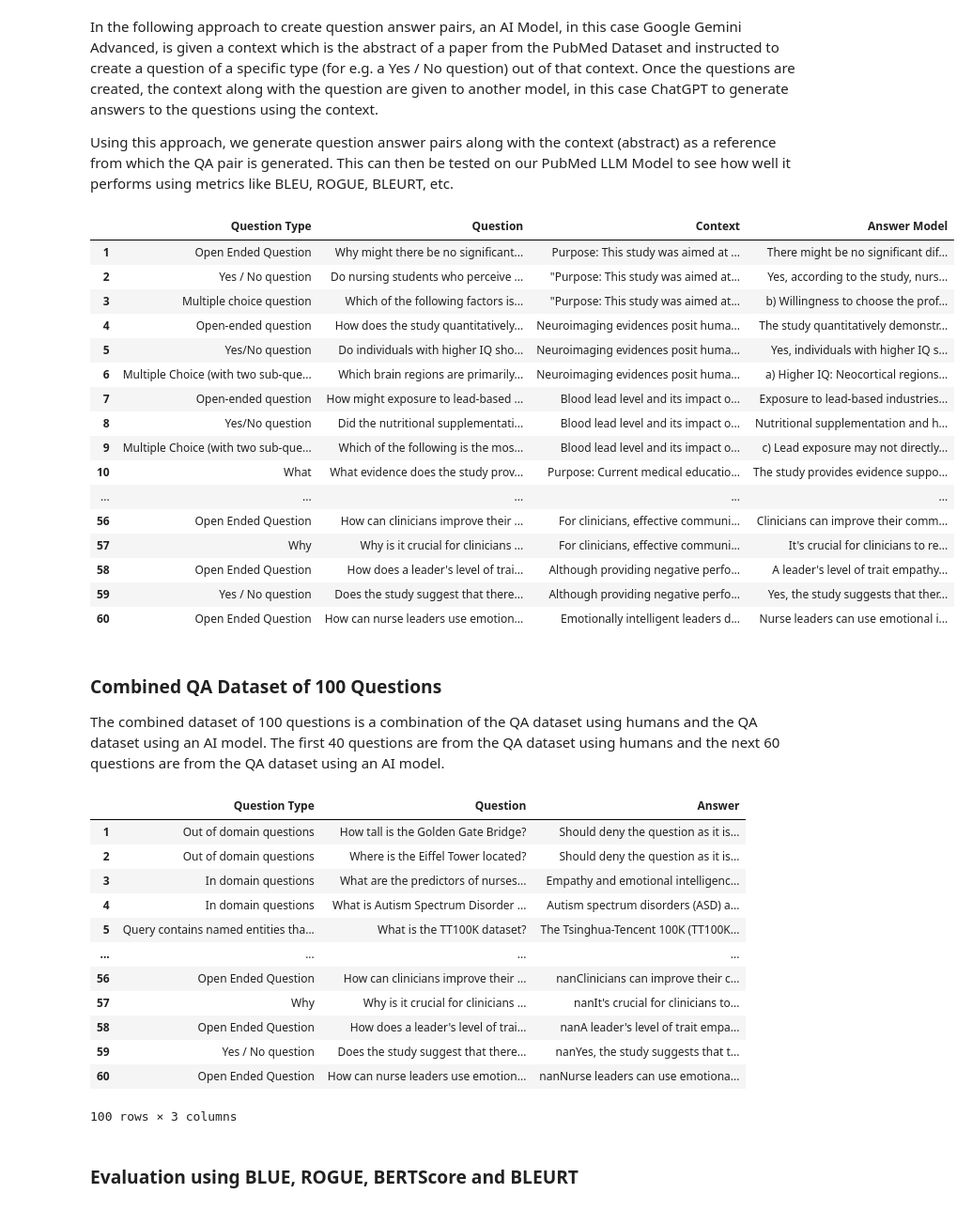
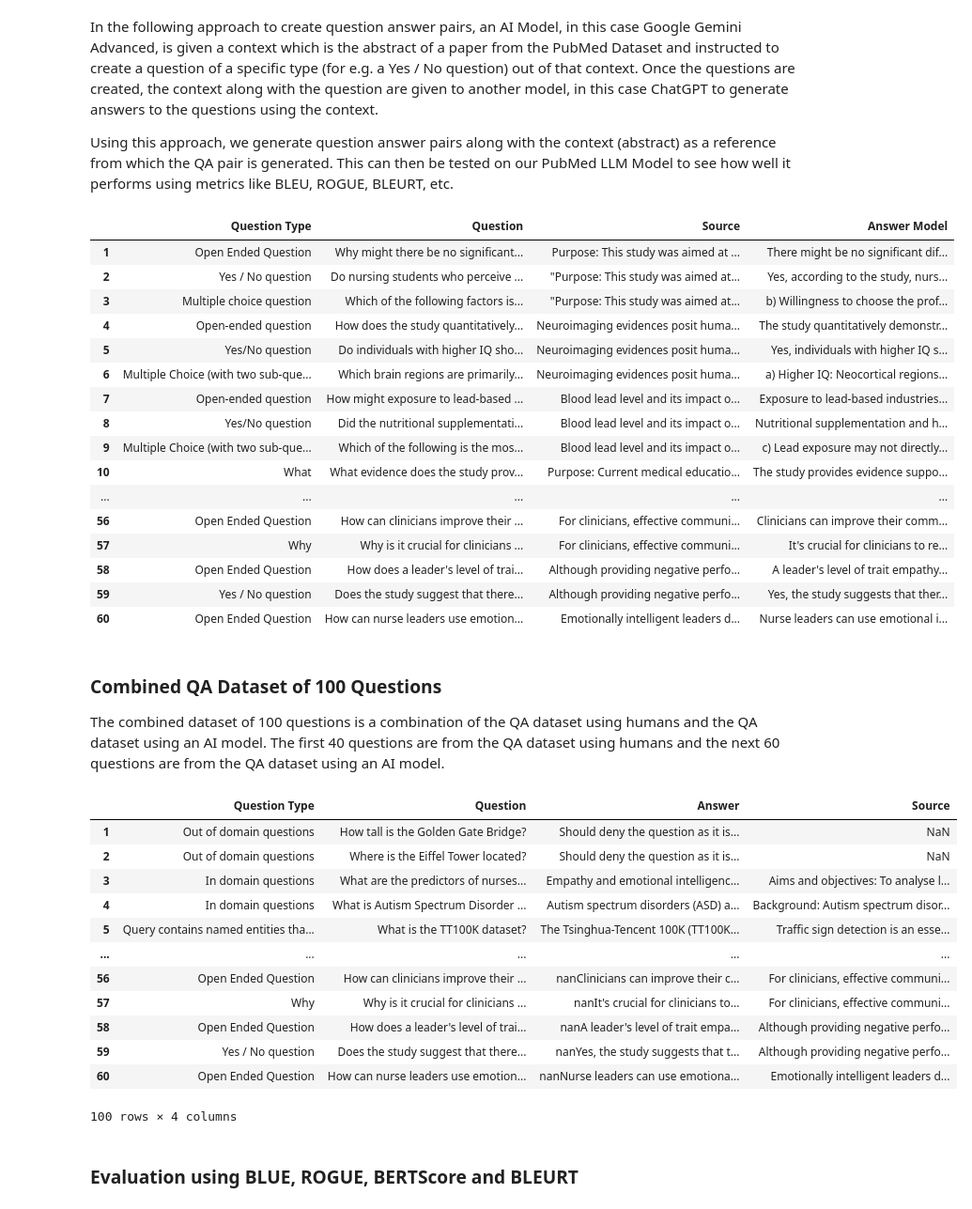
Before and after one commit to KennyLoRI/pubMedNLP, a Jupyter notebook: kedronlp/notebooks/Evaluation.ipynb, the cells around one changed output. Shown at 94% size. Drawn from its saved outputs; the diff is of its cells as text; code cells hidden in the pictures.

```diff
--- a/kedronlp/notebooks/Evaluation.ipynb
+++ b/kedronlp/notebooks/Evaluation.ipynb
@@ -250,8 +15,8 @@ data = {
 # %%
 import pandas as pd
 
-df_human = pd.DataFrame(data)
+df_human = pd.read_excel("Evaluation.xlsx", sheet_name="Human")
+
 df_human.index += 1
-
 df_human.head(40)
 # %% [output]
@@ -279,12 +44,12 @@ In the following approach to create question answer pairs, an AI Model, in this
 
 Using this approach, we generate question answer pairs along with the context (abstract) as a reference from which the QA pair is generated. This can then be tested on our PubMed LLM Model to see how well it performs using metrics like BLEU, ROGUE, BLEURT, etc.
 # %%
-df_ai = pd.read_excel("Evaluation using Model.xlsx")
+df_ai = pd.read_excel("Evaluation.xlsx", sheet_name="Model")
 
 df_ai.index += 1
 df_ai.head(60)
 # %% [output]
-|  | Question Type | Question | Context | Answer Model |
+|  | Question Type | Question | Source | Answer Model |
 | 1 | Open Ended Question | Why might there be no significant... | Purpose: This study was aimed at ... | There might be no significant dif... |
 | 2 | Yes / No question | Do nursing students who perceive ... | "Purpose: This study was aimed at... | Yes, according to the study, nurs... |
 | 3 | Multiple choice question | Which of the following factors is... | "Purpose: This study was aimed at... | b) Willingness to choose the prof... |
@@ -307,25 +72,28 @@ df_ai.head(60)
 The combined dataset of 100 questions is a combination of the QA dataset using humans and the QA dataset using an AI model. The first 40 questions are from the QA dataset using humans and the next 60 questions are from the QA dataset using an AI model.
 # %%
 df = pd.concat([df_human, df_ai], axis=0)
-df = df.drop(columns=["PMID", "Answer Our Model", "Context"])
+df = df.drop(columns=["PMID", "Answer Our Model"])
 df["Answer"] = df["Answer Human"].astype(str) + df["Answer Model"].astype(str)
 df = df.drop(columns=["Answer Human", "Answer Model"])
+col = df.pop("Source")
+df["Source"] = col
 
+df.to_csv("Evaluation.csv", index=False)
 df.head(100)
 # %% [output]
-|  | Question Type | Question | Answer |
-| 1 | Out of domain questions | How tall is the Golden Gate Bridge? | Should deny the question as it is... |
-| 2 | Out of domain questions | Where is the Eiffel Tower located? | Should deny the question as it is... |
-| 3 | In domain questions | What are the predictors of nurses... | Empathy and emotional intelligenc... |
-| 4 | In domain questions | What is Autism Spectrum Disorder ... | Autism spectrum disorders (ASD) a... |
-| 5 | Query contains named entities tha... | What is the TT100K dataset? | The Tsinghua-Tencent 100K (TT100K... |
-| ... | ... | ... | ... |
-| 56 | Open Ended Question | How can clinicians improve their ... | nanClinicians can improve their c... |
-| 57 | Why | Why is it crucial for clinicians ... | nanIt's crucial for clinicians to... |
-| 58 | Open Ended Question | How does a leader's level of trai... | nanA leader's level of trait empa... |
-| 59 | Yes / No question | Does the study suggest that there... | nanYes, the study suggests that t... |
-| 60 | Open Ended Question | How can nurse leaders use emotion... | nanNurse leaders can use emotiona... |
+|  | Question Type | Question | Answer | Source |
+| 1 | Out of domain questions | How tall is the Golden Gate Bridge? | Should deny the question as it is... | NaN |
+| 2 | Out of domain questions | Where is the Eiffel Tower located? | Should deny the question as it is... | NaN |
+| 3 | In domain questions | What are the predictors of nurses... | Empathy and emotional intelligenc... | Aims and objectives: To analyse l... |
+| 4 | In domain questions | What is Autism Spectrum Disorder ... | Autism spectrum disorders (ASD) a... | Background: Autism spectrum disor... |
+| 5 | Query contains named entities tha... | What is the TT100K dataset? | The Tsinghua-Tencent 100K (TT100K... | Traffic sign detection is an esse... |
+| ... | ... | ... | ... | ... |
+| 56 | Open Ended Question | How can clinicians improve their ... | nanClinicians can improve their c... | For clinicians, effective communi... |
+| 57 | Why | Why is it crucial for clinicians ... | nanIt's crucial for clinicians to... | For clinicians, effective communi... |
+| 58 | Open Ended Question | How does a leader's level of trai... | nanA leader's level of trait empa... | Although providing negative perfo... |
+| 59 | Yes / No question | Does the study suggest that there... | nanYes, the study suggests that t... | Although providing negative perfo... |
+| 60 | Open Ended Question | How can nurse leaders use emotion... | nanNurse leaders can use emotiona... | Emotionally intelligent leaders d... |
-100 rows × 3 columns
+100 rows × 4 columns
 # %% [markdown]
 ### Evaluation using BLUE, ROGUE, BERTScore and BLEURT
 # %%
```
Also changed, not shown: parts of 3 cells of this notebook.
